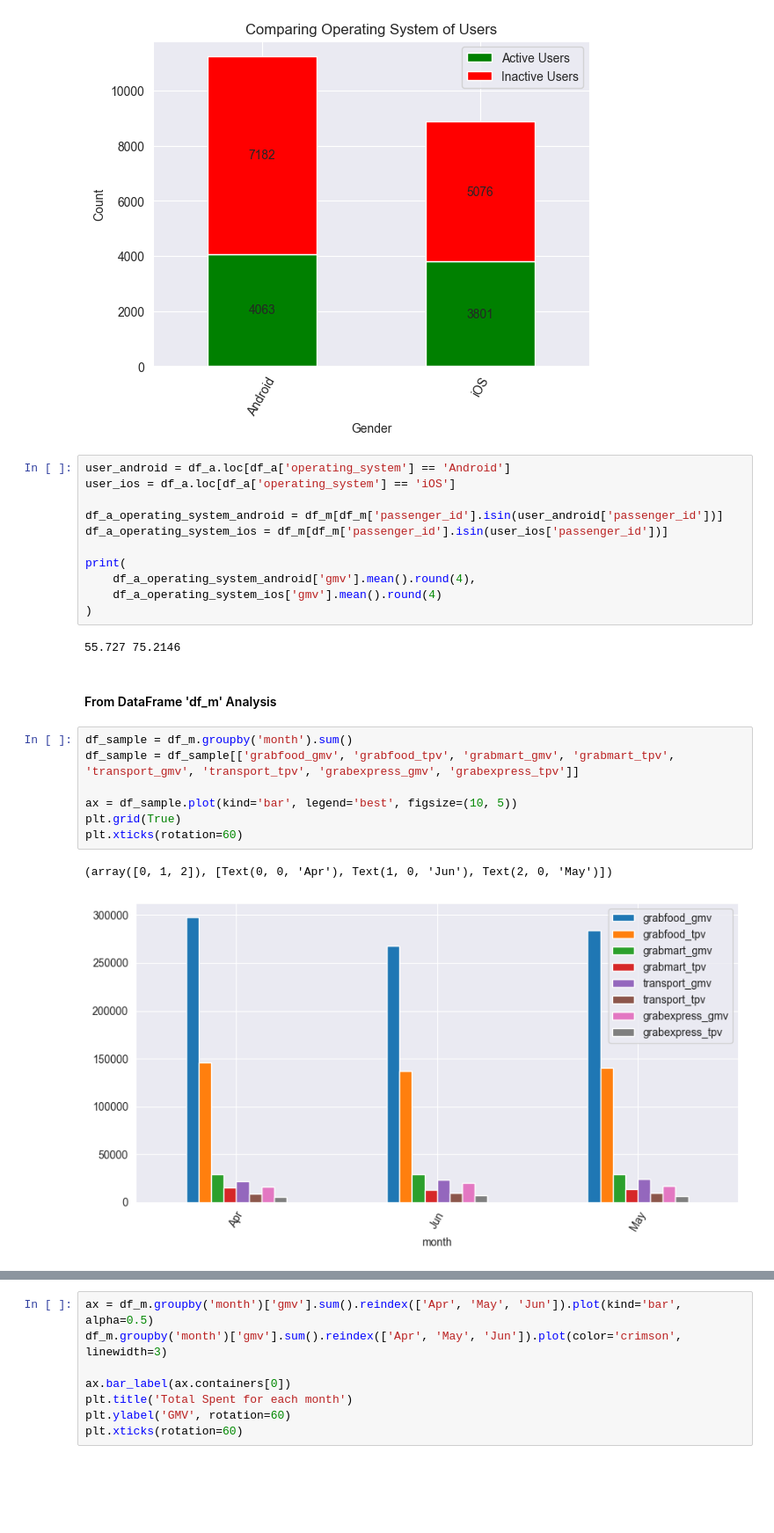
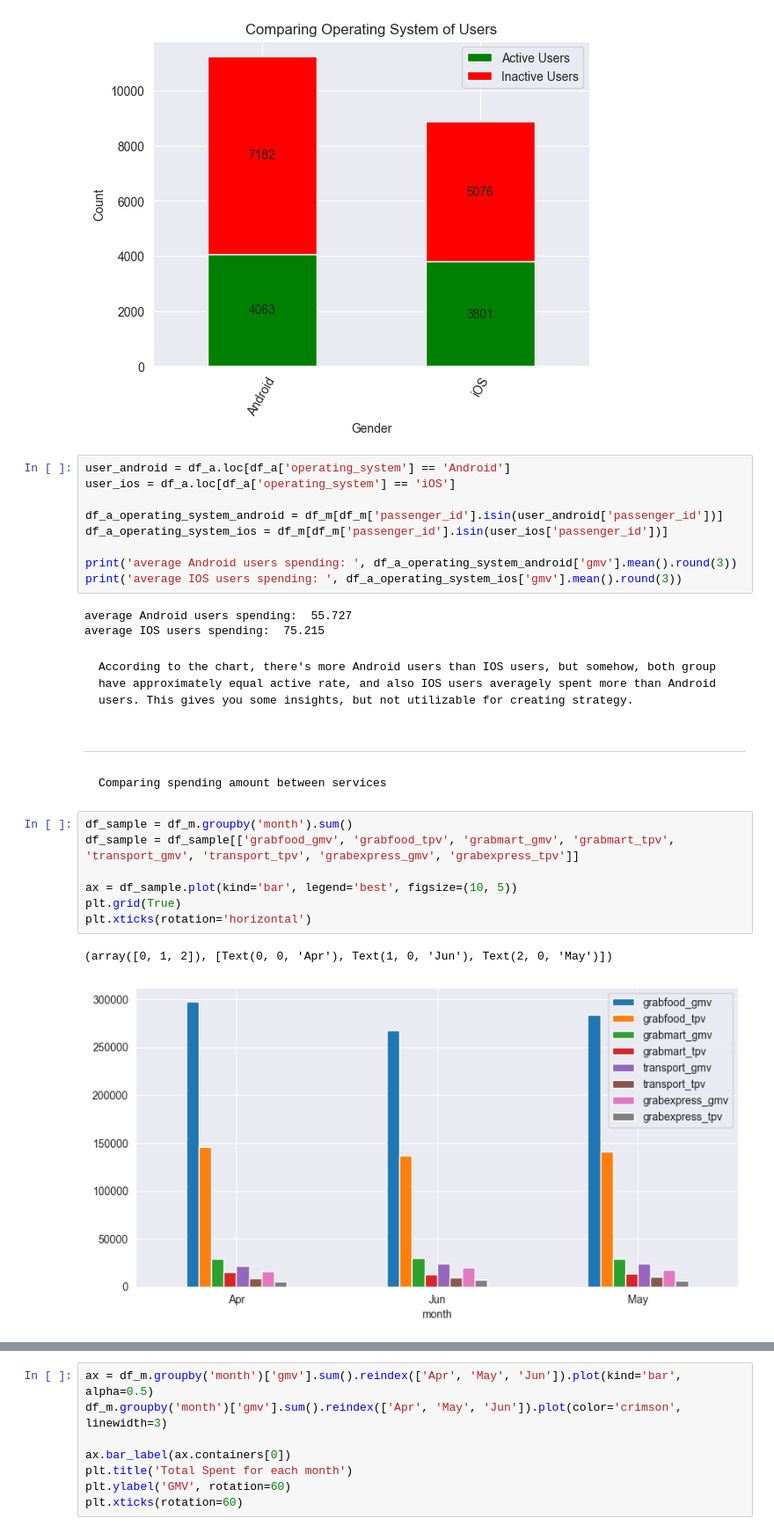
Before and after one commit to Patcharanat/GrabSpark-Data-Analytics-for-Business-Use-Cases, a Jupyter notebook: Grab_case_notebook.ipynb, the cells around one changed output, grey strips where cells are left out. Shown at 88% size. Cells and saved outputs as stored; diff of their text form; blank space fills up the shorter version.

Commit message:
Update-analysis

```diff
--- a/Grab_case_notebook.ipynb
+++ b/Grab_case_notebook.ipynb
@@ -500,21 +500,24 @@ user_ios = df_a.loc[df_a['operating_system'] == 'iOS']
 df_a_operating_system_android = df_m[df_m['passenger_id'].isin(user_android['passenger_id'])]
 df_a_operating_system_ios = df_m[df_m['passenger_id'].isin(user_ios['passenger_id'])]
 
-print(
-    df_a_operating_system_android['gmv'].mean().round(4),
-    df_a_operating_system_ios['gmv'].mean().round(4)
-)
+print('average Android users spending: ', df_a_operating_system_android['gmv'].mean().round(3))
+print('average IOS users spending: ', df_a_operating_system_ios['gmv'].mean().round(3))
 # %% [output]
-55.727 75.2146
+average Android users spending:  55.727
+average IOS users spending:  75.215
-# %% [markdown]
-#### From DataFrame 'df_m' Analysis
+# %% [markdown]
+    According to the chart, there's more Android users than IOS users, but somehow, both group have approximately equal active rate, and also IOS users averagely spent more than Android users. This gives you some insights, but not utilizable for creating strategy.
+# %% [markdown]
+---
+# %% [markdown]
+    Comparing spending amount between services
 # %%
 df_sample = df_m.groupby('month').sum()
 df_sample = df_sample[['grabfood_gmv', 'grabfood_tpv', 'grabmart_gmv', 'grabmart_tpv', 'transport_gmv', 'transport_tpv', 'grabexpress_gmv', 'grabexpress_tpv']]
 
 ax = df_sample.plot(kind='bar', legend='best', figsize=(10, 5))
 plt.grid(True)
-plt.xticks(rotation=60)
+plt.xticks(rotation='horizontal')
 # %% [output]
 (array([0, 1, 2]), [Text(0, 0, 'Apr'), Text(1, 0, 'Jun'), Text(2, 0, 'May')])
-[figure, old version]
+[figure, new version]
```
Also changed, not shown: parts of 30 cells of this notebook.
